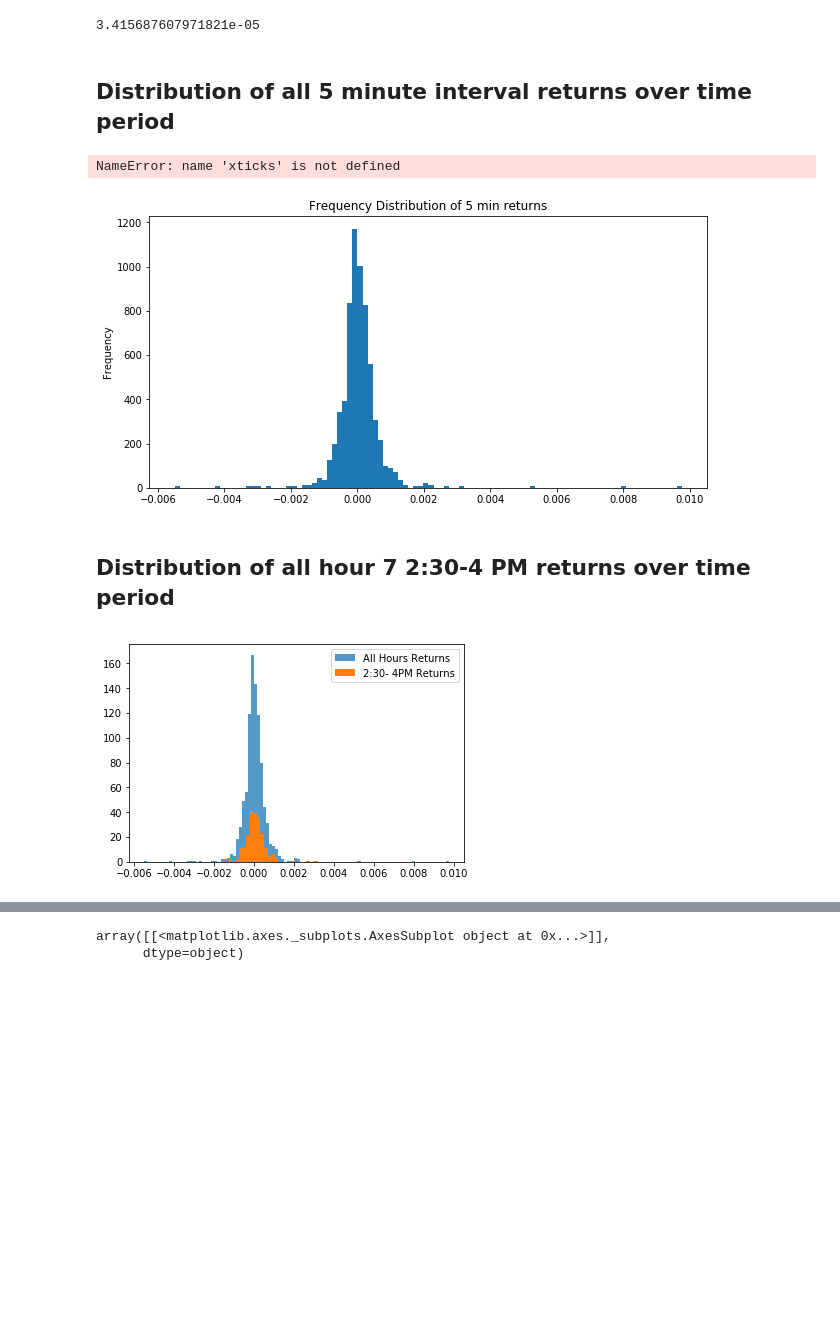
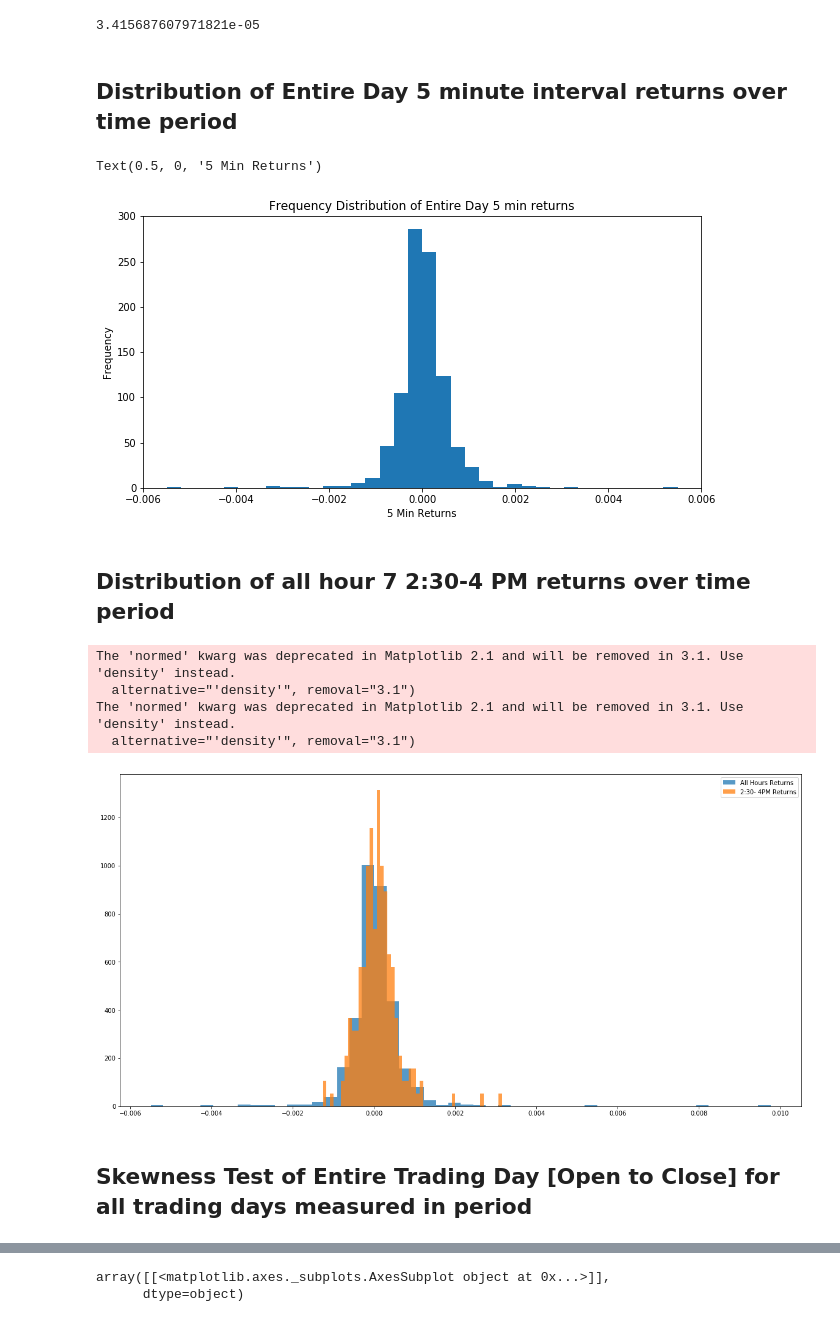
Before and after one commit to JTMachen/Project_1, a Jupyter notebook: brent-5_min_intervals.ipynb, the cells around one changed output, grey strips where cells are left out. Cells and saved outputs as stored; diff of their text form; code cells hidden in the pictures; blank space fills up the shorter version.

Commit message:
updated autocorrelation plots and distribution plots for presentation

```diff
--- a/brent-5_min_intervals.ipynb
+++ b/brent-5_min_intervals.ipynb
@@ -259,4 +285,4 @@ pop_mu
 # %% [output]
 3.415687607971821e-05
 # %% [markdown]
-## Distribution of all 5 minute interval returns over time period
+## Distribution of Entire Day 5 minute interval returns over time period
@@ -263,29 +291,34 @@ pop_mu
 # %%
 plt.figure()
 
-histogram_plot = histogram.plot(figsize = (10,5),kind='hist', density = True, bins =100, title = "Frequency Distribution of 5 min returns")
+histogram_plot = histogram.plot(figsize = (10,5),kind = 'hist',xlim= (-.006,.006), bins =50, title = "Frequency Distribution of Entire Day 5 min returns")
 
-# pop_df.hist('5min_returns',bins=100)
-
-# plt.xlabel =
-xticks(np.arange(0, 0.5, step=0.05))
+# pop_df.hist('5min_returns',bins=50)
+plt.xlabel('5 Min Returns')
+# plt.xticks(np.arange(0,,1, step=0.005))
 # %% [output]
-NameError: name 'xticks' is not defined
+Text(0.5, 0, '5 Min Returns')
-[figure, old version]
+[figure, new version]
 # %% [markdown]
 ## Distribution of all hour 7 2:30-4 PM returns over time period
 # %%
 
 from matplotlib import pyplot
 
 x = pop_df['5min_returns']
 y = spy_cleaned_df[spy_cleaned_df['trading_hour']==7]['5min_returns'].values
 
 bins = np.linspace(-1, 1, 2)
-
-pyplot.hist(x, bins=100, alpha=0.75, label='All Hours Returns')
-pyplot.hist(y, bins=25, alpha=1, label='2:30- 4PM Returns')
+pyplot.figure(figsize= (20,10))
+pyplot.hist(x, bins=50, alpha=.75, label='All Hours Returns',normed=True)
+pyplot.hist(y, bins=50, alpha=.75, label='2:30- 4PM Returns',normed=True)
 pyplot.legend(loc='upper right')
 pyplot.show()
 # %% [output]
+The 'normed' kwarg was deprecated in Matplotlib 2.1 and will be removed in 3.1. Use 'density' instead.
+  alternative="'density'", removal="3.1")
+The 'normed' kwarg was deprecated in Matplotlib 2.1 and will be removed in 3.1. Use 'density' instead.
+  alternative="'density'", removal="3.1")
-[figure, old version]
+[figure, new version]
+# %% [markdown]
+## Skewness Test of Entire Trading Day [Open to Close] for all trading days measured in period
```
Also changed, not shown: parts of 23 cells of this notebook.
